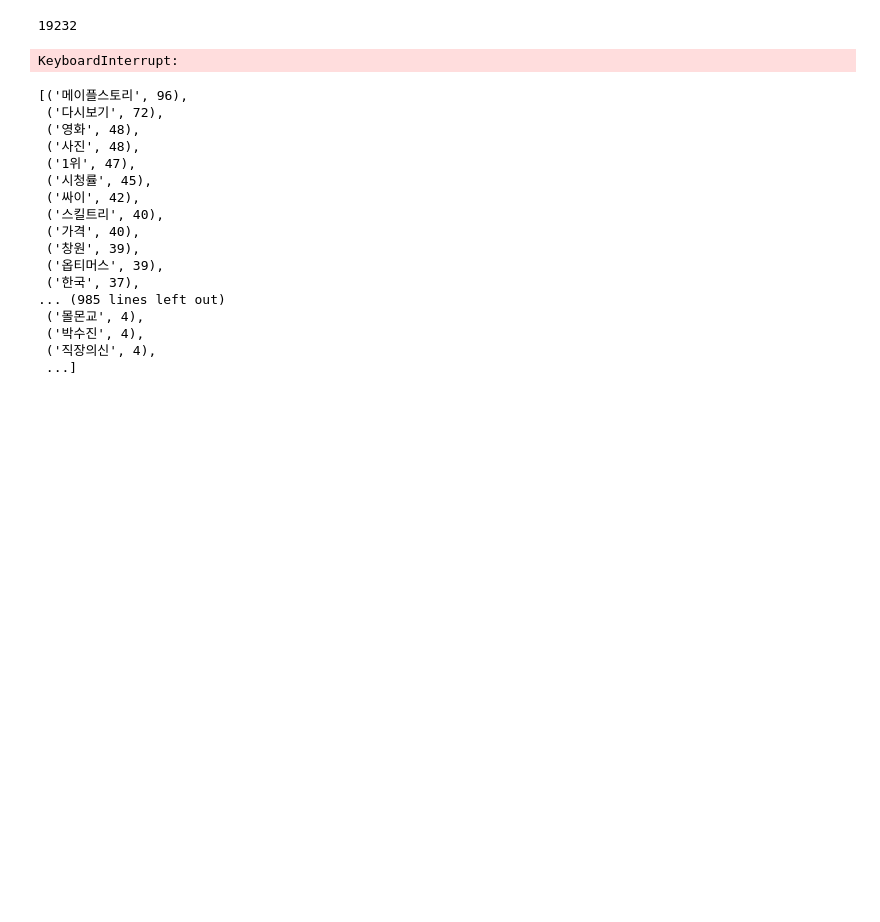
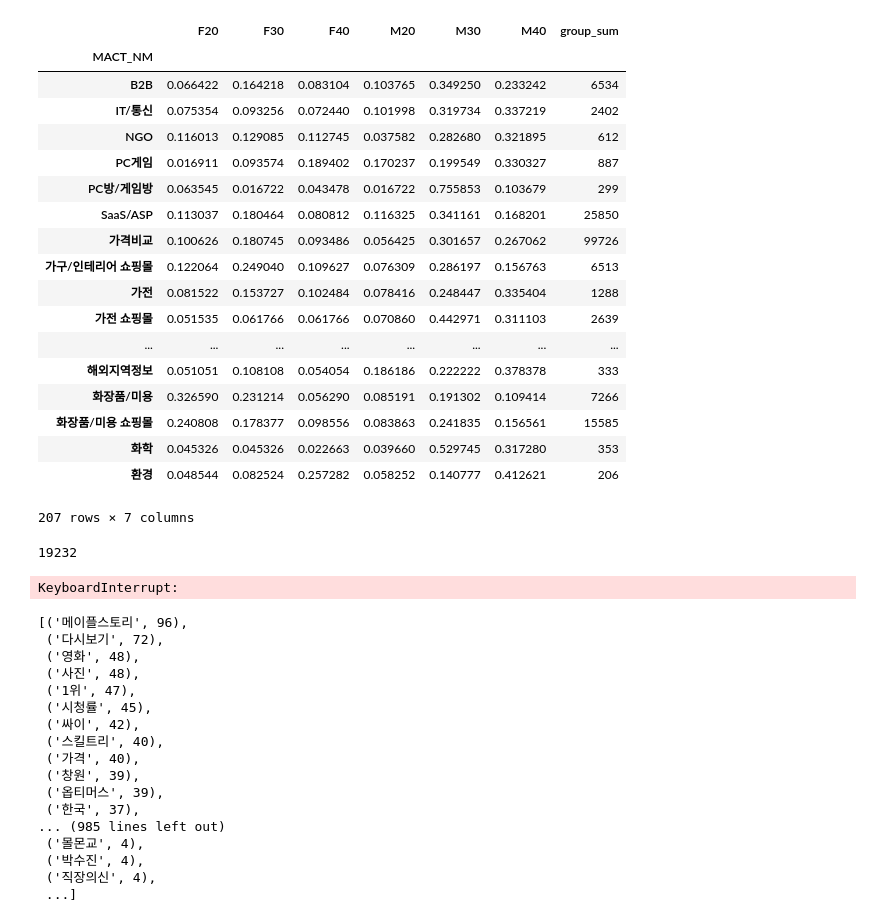
Before and after one commit to deokju12/-, a Jupyter notebook: 첫번째시도.ipynb, the cells around one changed output. Cells and saved outputs as stored; diff of their text form; code cells hidden in the pictures; blank space fills up the shorter version.

```diff
--- a/첫번째시도.ipynb
+++ b/첫번째시도.ipynb
@@ -41,6 +41,11 @@ train_click['DATE'] = train_click['TIME_ID'].apply(lambda x : int(str(x)[:8])) #
 #train_click['MONTH'] = train_click['TIME_ID'].apply(lambda x : str(x)[4:6]) # 월
 #train_click['DAY'] = train_click['TIME_ID'].apply(lambda x : str(x)[6:8]) # 일
 train_click['HOUR'] = train_click['TIME_ID'].apply(lambda x : int(str(x)[8:])) # 시간
+#요일
+def fw(x):
+    return(("MON","TUE",'WED','THU','FRI','SAT','SUN')[x.weekday()])
+train_click['WEEKDAY'] = pd.to_datetime(train_click.TIME_ID.apply(lambda x : int(str(x)[:8])).astype(str)).apply(fw)
+train_click['WEEKDAY'] = train_click.WEEKDAY.astype('category').cat.reorder_categories(["MON","TUE",'WED','THU','FRI','SAT','SUN'],ordered=True)
 # %%
 # train_search, test_search 전처리
 train_search['QRY_STR']=train_search['QRY_STR']\
@@ -54,3 +201,45 @@ test_search['QRY_STR']=test_search['QRY_STR']\
+# %%
+# 소분류기준 변수추가 초안
+prob_group=pd.pivot_table(train_click, values='SITE_CNT', index='MACT_NM', columns='GROUP',
+               aggfunc=len, fill_value=0)
+# 소분류를 기준으로 검색횟수를 피벗테이블로 만듦
+prob_group['group_sum']=prob_group['F20-']+prob_group['F30']+prob_group['F40+']+prob_group['M20-']+prob_group['M30']+prob_group['M40+']
+# 각각의 소분류에 대한 검색량의 총합
+prob_group['F20-']=prob_group['F20-']/prob_group['group_sum']
+#각 분류당 F20-의 확률
+prob_group['F30']=prob_group['F30']/prob_group['group_sum']
+#각 분류당 F30의 확률
+prob_group['F40+']=prob_group['F40+']/prob_group['group_sum']
+#각 분류당 F40+의 확률
+prob_group['M20-']=prob_group['M20-']/prob_group['group_sum']
+#각 분류당 M20-의 확률
+prob_group['M30']=prob_group['M30']/prob_group['group_sum']
+#각 분류당 M30의 확률
+prob_group['M40+']=prob_group['M40+']/prob_group['group_sum']
+#각 분류당 M40+의 확률
+prob_group.columns=['F20','F30','F40','M20','M30','M40','group_sum']
+# 열 이름바꾸기(query문을 돌리려면 이렇게 해야해요)
+prob_group
+# %% [output]
+|  | F20 | F30 | F40 | M20 | M30 | M40 | group_sum |
+| MACT_NM |  |  |  |  |  |  |  |
+| B2B | 0.066422 | 0.164218 | 0.083104 | 0.103765 | 0.349250 | 0.233242 | 6534 |
+| IT/통신 | 0.075354 | 0.093256 | 0.072440 | 0.101998 | 0.319734 | 0.337219 | 2402 |
+| NGO | 0.116013 | 0.129085 | 0.112745 | 0.037582 | 0.282680 | 0.321895 | 612 |
+| PC게임 | 0.016911 | 0.093574 | 0.189402 | 0.170237 | 0.199549 | 0.330327 | 887 |
+| PC방/게임방 | 0.063545 | 0.016722 | 0.043478 | 0.016722 | 0.755853 | 0.103679 | 299 |
+| SaaS/ASP | 0.113037 | 0.180464 | 0.080812 | 0.116325 | 0.341161 | 0.168201 | 25850 |
+| 가격비교 | 0.100626 | 0.180745 | 0.093486 | 0.056425 | 0.301657 | 0.267062 | 99726 |
+| 가구/인테리어 쇼핑몰 | 0.122064 | 0.249040 | 0.109627 | 0.076309 | 0.286197 | 0.156763 | 6513 |
+| 가전 | 0.081522 | 0.153727 | 0.102484 | 0.078416 | 0.248447 | 0.335404 | 1288 |
+| 가전 쇼핑몰 | 0.051535 | 0.061766 | 0.061766 | 0.070860 | 0.442971 | 0.311103 | 2639 |
+| ... | ... | ... | ... | ... | ... | ... | ... |
+| 해외지역정보 | 0.051051 | 0.108108 | 0.054054 | 0.186186 | 0.222222 | 0.378378 | 333 |
+| 화장품/미용 | 0.326590 | 0.231214 | 0.056290 | 0.085191 | 0.191302 | 0.109414 | 7266 |
+| 화장품/미용 쇼핑몰 | 0.240808 | 0.178377 | 0.098556 | 0.083863 | 0.241835 | 0.156561 | 15585 |
+| 화학 | 0.045326 | 0.045326 | 0.022663 | 0.039660 | 0.529745 | 0.317280 | 353 |
+| 환경 | 0.048544 | 0.082524 | 0.257282 | 0.058252 | 0.140777 | 0.412621 | 206 |
+207 rows × 7 columns
 # %%
 # 단어 분리 개수 세기
 M40o = {}
```
Also changed, not shown: parts of 5 cells of this notebook.
